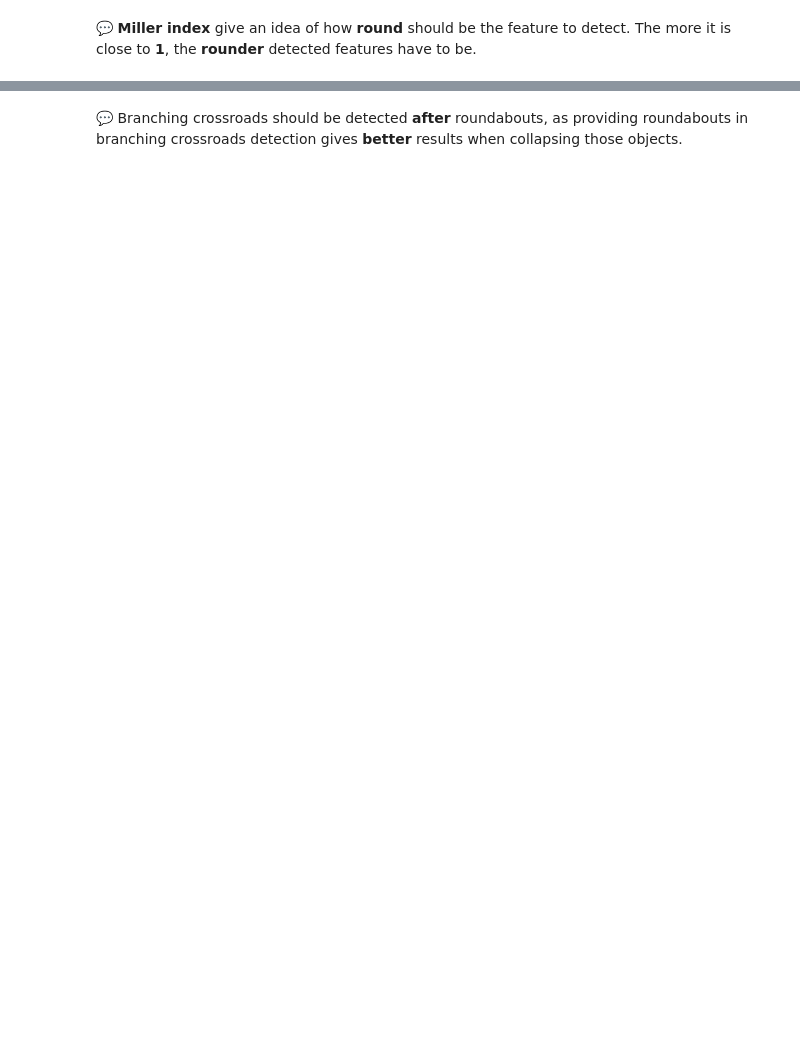
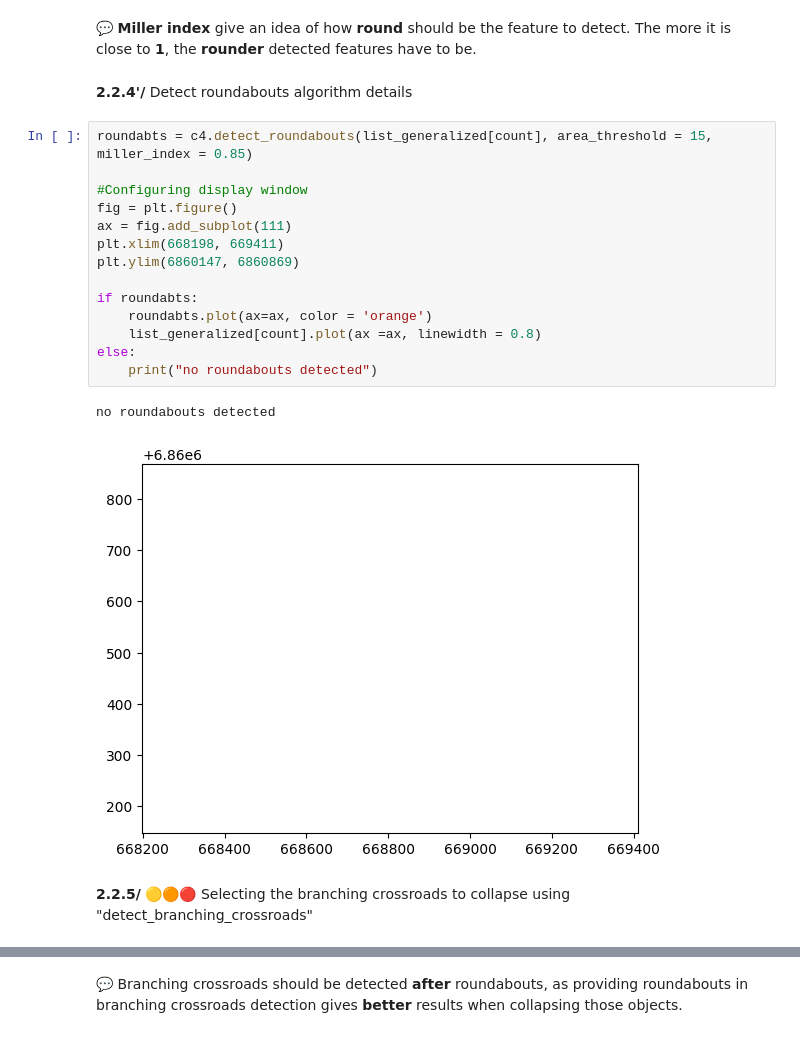
Before and after one commit to LostInZoom/cartagen-notebooks, a Jupyter notebook: basemap_ntbk_ok.ipynb, the cells around one changed output, grey strips where cells are left out. Drawn from its saved outputs; the diff is of its cells as text; blank space fills up the shorter version.

```diff
--- a/basemap_ntbk_ok.ipynb
+++ b/basemap_ntbk_ok.ipynb
@@ -1168,5 +1250,26 @@ display(out_dtc_rb, revert1)
 # %% [markdown]
 💬 **Miller index** give an idea of how **round** should be the feature to detect. The more it is close to **1**, the **rounder** detected features have to be.
+# %% [markdown]
+**2.2.4'/** Detect roundabouts algorithm details
+# %%
+roundabts = c4.detect_roundabouts(list_generalized[count], area_threshold = 15, miller_index = 0.85)
+
+#Configuring display window
+fig = plt.figure()
+ax = fig.add_subplot(111)
+plt.xlim(668198, 669411)
+plt.ylim(6860147, 6860869)
+
+if roundabts:
+    roundabts.plot(ax=ax, color = 'orange')
+    list_generalized[count].plot(ax =ax, linewidth = 0.8)
+else:
+    print("no roundabouts detected")
+# %% [output]
+no roundabouts detected
+[figure, added]
+# %% [markdown]
+**2.2.5/** 🟡🟠🔴 Selecting the branching crossroads to collapse using "detect_branching_crossroads"
 # %%
 # 🟡🟠🔴 Step 4 : Selecting the branching crossroads to collapse using "detect_branching_crossroads"
 count = -1
```
Also changed, not shown: parts of 59 cells of this notebook.
